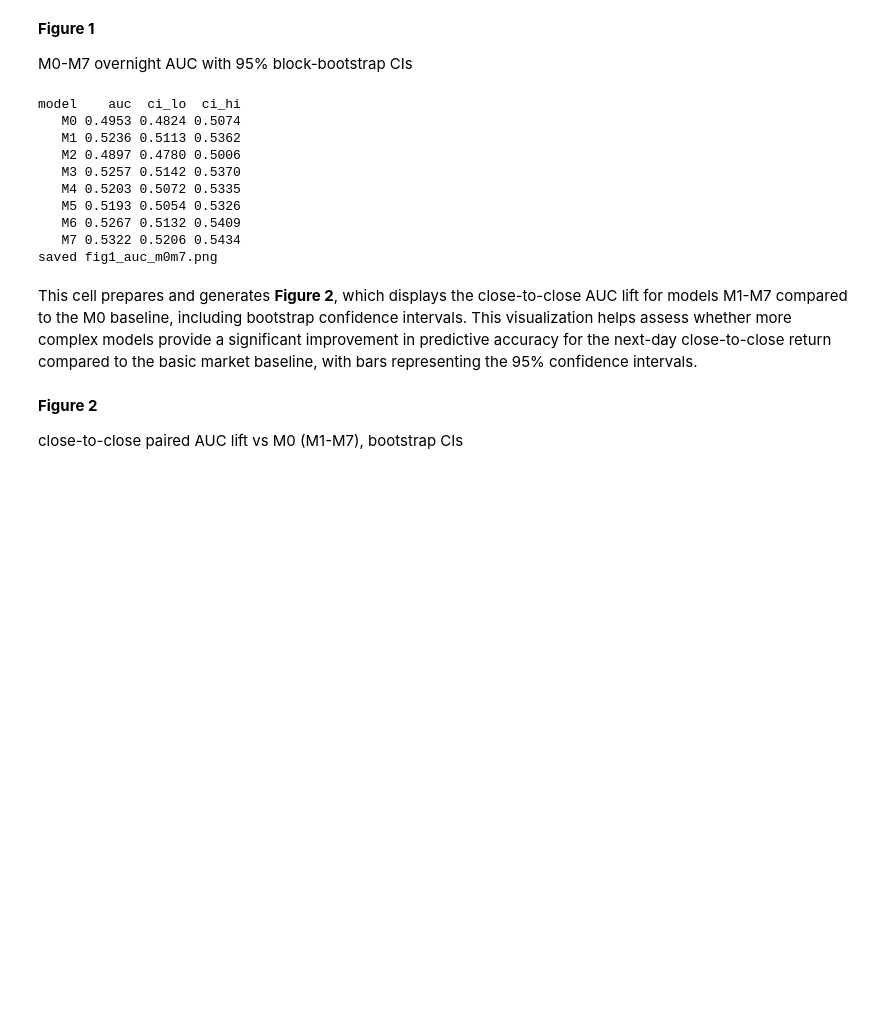
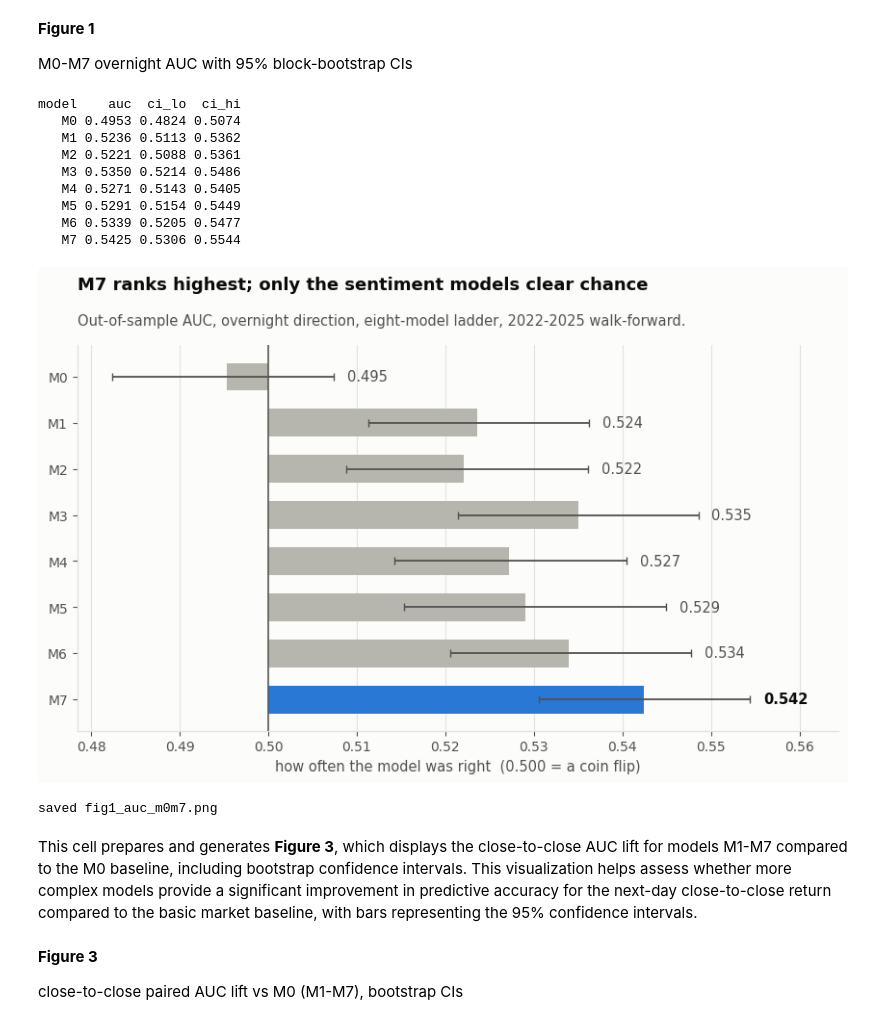
Before and after one commit to jtang6031/siads-699-sentiment-analysis-sp500, a Jupyter notebook: notebooks/4_model/12_llm_autoformer_models.ipynb, the cells around one changed output. Cells and saved outputs as stored; diff of their text form; code cells hidden in the pictures; blank space fills up the shorter version.

```diff
--- a/notebooks/4_model/12_llm_autoformer_models.ipynb
+++ b/notebooks/4_model/12_llm_autoformer_models.ipynb
@@ -1733,7 +1738,6 @@ def short(name): return name.split("_")[0]
 order = sorted(model_preds, key=lambda k: int(short(k)[1:]))
 
 def block_boot_auc(df):
-    """Point AUC (seed-averaged) + 95% block-bootstrap CI over 21-session date blocks."""
     d = df.copy()
     d["_y"] = (d[RET_COL] > 0).astype(int)
     g = (d.groupby([DATE, TICK]).agg(p=(PRED_COL, "mean"), y=("_y", "first"))
@@ -1752,45 +1756,48 @@ def block_boot_auc(df):
         yy = y[idx]
         boots[b] = np.nan if yy.min() == yy.max() else roc_auc_score(yy, p[idx])
     boots = boots[~np.isnan(boots)]
     lo, hi = np.percentile(boots, [2.5, 97.5])
     return point, lo, hi
 
 rows = [(short(k), *block_boot_auc(model_preds[k])) for k in order]
 labels = [r[0] for r in rows]
 auc = np.array([r[1] for r in rows]); lo = np.array([r[2] for r in rows]); hi = np.array([r[3] for r in rows])
 print(pd.DataFrame({"model": labels, "auc": auc.round(4),
                     "ci_lo": lo.round(4), "ci_hi": hi.round(4)}).to_string(index=False))
 
 cols = [ACCENT if l == "M7" else MUTED for l in labels]; ys = np.arange(len(rows))
 fig, ax = plt.subplots(figsize=(10.2, 5.2))
 ax.barh(ys, auc - 0.5, left=0.5, color=cols, height=0.6, zorder=3)
 ax.errorbar(auc, ys, xerr=[auc - lo, hi - auc], fmt="none", ecolor=INK_2, elinewidth=1.3, capsize=3, zorder=5)
 ax.axvline(0.5, color=INK_2, lw=1.1, zorder=4)
 for y, a, h, l in zip(ys, auc, hi, labels):
     ax.text(h + 0.0015, y, f"{a:.3f}", va="center", fontsize=10.5,
             color=INK if l == "M7" else INK_2, fontweight="bold" if l == "M7" else "normal")
 ax.set_yticks(ys); ax.set_yticklabels(labels); ax.invert_yaxis()
 ax.set_xlabel("how often the model was right  (0.500 = a coin flip)")
 ax.set_xlim(min(0.485, lo.min() - 0.004), max(0.536, hi.max() + 0.010)); ax.grid(axis="y", visible=False)
 _finish(ax, "M7 ranks highest; only the sentiment models clear chance",
         "Out-of-sample AUC, overnight direction, eight-model ladder, 2022-2025 walk-forward.")
-fig.savefig("fig1_auc_m0m7.png", dpi=200, bbox_inches="tight"); plt.close(fig)
+fig.savefig("fig1_auc_m0m7.png", dpi=200, bbox_inches="tight")
+plt.show()
+plt.close(fig)
 print("saved fig1_auc_m0m7.png")
 # %% [output]
 model    auc  ci_lo  ci_hi
    M0 0.4953 0.4824 0.5074
    M1 0.5236 0.5113 0.5362
-   M2 0.4897 0.4780 0.5006
-   M3 0.5257 0.5142 0.5370
-   M4 0.5203 0.5072 0.5335
-   M5 0.5193 0.5054 0.5326
-   M6 0.5267 0.5132 0.5409
-   M7 0.5322 0.5206 0.5434
-saved fig1_auc_m0m7.png
+   M2 0.5221 0.5088 0.5361
+   M3 0.5350 0.5214 0.5486
+   M4 0.5271 0.5143 0.5405
+   M5 0.5291 0.5154 0.5449
+   M6 0.5339 0.5205 0.5477
+   M7 0.5425 0.5306 0.5544
+[figure, added]
+saved fig1_auc_m0m7.png
 # %% [markdown]
-This cell prepares and generates **Figure 2**, which displays the close-to-close AUC lift for models M1-M7 compared to the M0 baseline, including bootstrap confidence intervals. This visualization helps assess whether more complex models provide a significant improvement in predictive accuracy for the next-day close-to-close return compared to the basic market baseline, with bars representing the 95% confidence intervals.
+This cell prepares and generates **Figure 3**, which displays the close-to-close AUC lift for models M1-M7 compared to the M0 baseline, including bootstrap confidence intervals. This visualization helps assess whether more complex models provide a significant improvement in predictive accuracy for the next-day close-to-close return compared to the basic market baseline, with bars representing the 95% confidence intervals.
 # %% [markdown]
-**Figure 2**
+**Figure 3**
 
 close-to-close paired AUC lift vs M0 (M1-M7), bootstrap CIs
 # %%
```
Also changed, not shown: parts of 12 cells of this notebook.
